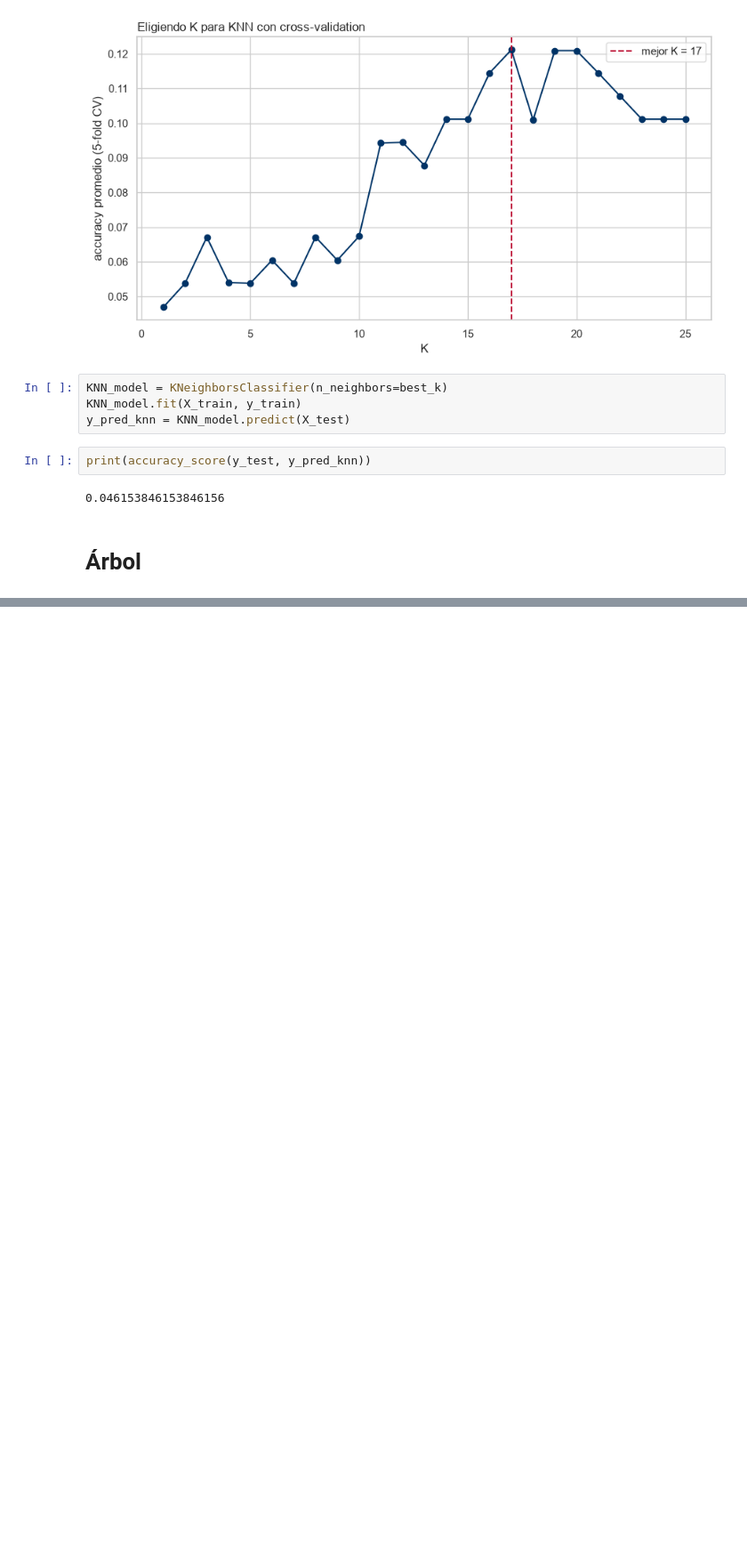
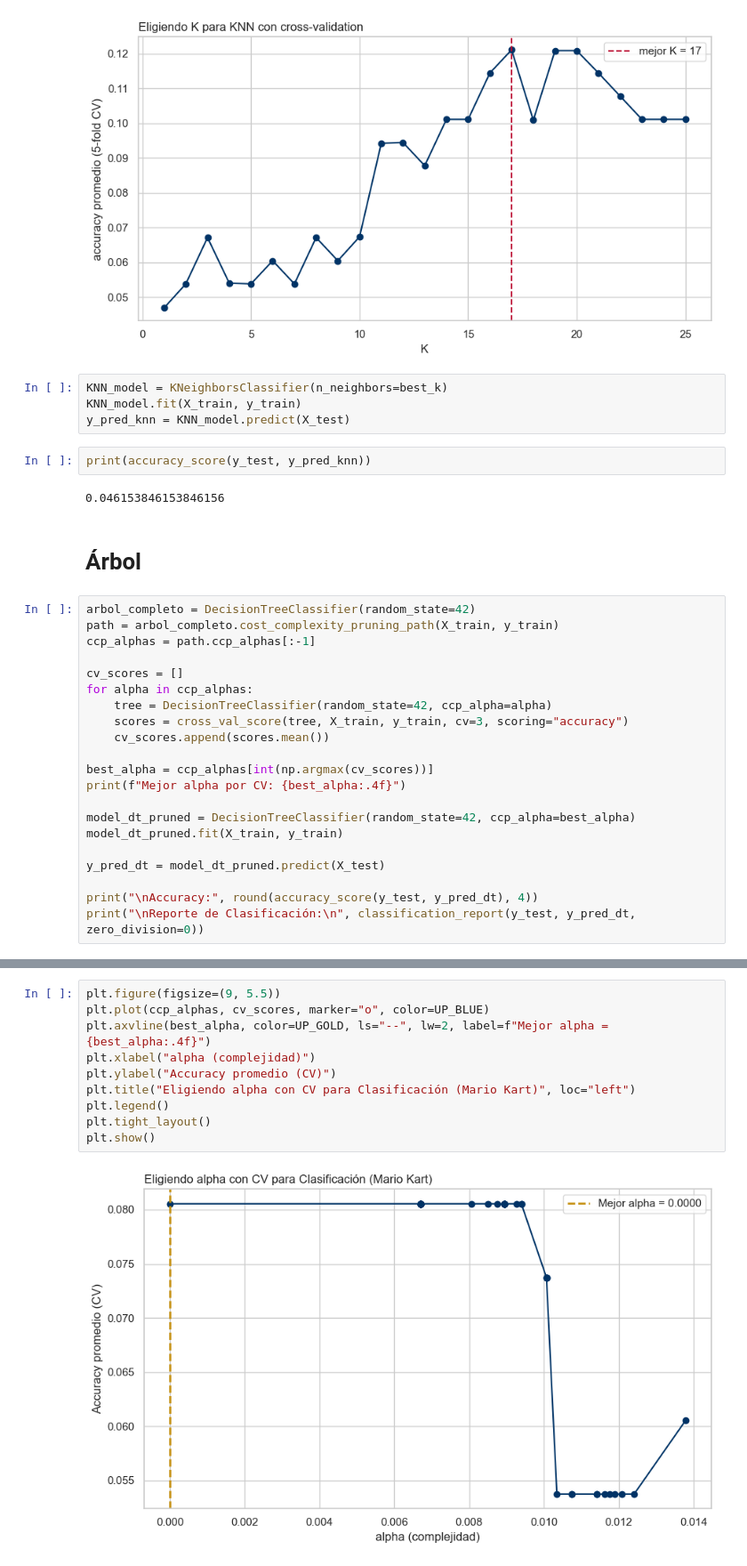
Before and after one commit to arantxavalenciaa/MarioKart_Classification_ML, a Jupyter notebook: model.ipynb, the cells around one changed output, grey strips where cells are left out. Shown at 89% size. Cells and saved outputs as stored; diff of their text form; blank space fills up the shorter version.

Commit message:
[ADD] Modelo de árbol

```diff
--- a/model.ipynb
+++ b/model.ipynb
@@ -163,3 +164,24 @@ print(accuracy_score(y_test, y_pred_knn))
 0.046153846153846156
 # %% [markdown]
 # Árbol
+# %%
+arbol_completo = DecisionTreeClassifier(random_state=42)
+path = arbol_completo.cost_complexity_pruning_path(X_train, y_train)
+ccp_alphas = path.ccp_alphas[:-1]
+
+cv_scores = []
+for alpha in ccp_alphas:
+    tree = DecisionTreeClassifier(random_state=42, ccp_alpha=alpha)
+    scores = cross_val_score(tree, X_train, y_train, cv=3, scoring="accuracy")
+    cv_scores.append(scores.mean())
+
+best_alpha = ccp_alphas[int(np.argmax(cv_scores))]
+print(f"Mejor alpha por CV: {best_alpha:.4f}")
+
+model_dt_pruned = DecisionTreeClassifier(random_state=42, ccp_alpha=best_alpha)
+model_dt_pruned.fit(X_train, y_train)
+
+y_pred_dt = model_dt_pruned.predict(X_test)
+
+print("\nAccuracy:", round(accuracy_score(y_test, y_pred_dt), 4))
+print("\nReporte de Clasificación:\n", classification_report(y_test, y_pred_dt, zero_division=0))
@@ -165,0 +206,12 @@ print(accuracy_score(y_test, y_pred_knn))
+# %%
+plt.figure(figsize=(9, 5.5))
+plt.plot(ccp_alphas, cv_scores, marker="o", color=UP_BLUE)
+plt.axvline(best_alpha, color=UP_GOLD, ls="--", lw=2, label=f"Mejor alpha = {best_alpha:.4f}")
+plt.xlabel("alpha (complejidad)")
+plt.ylabel("Accuracy promedio (CV)")
+plt.title("Eligiendo alpha con CV para Clasificación (Mario Kart)", loc="left")
+plt.legend()
+plt.tight_layout()
+plt.show()
+# %% [output]
+[figure, added]
```
Also changed, not shown: parts of 7 cells of this notebook.
